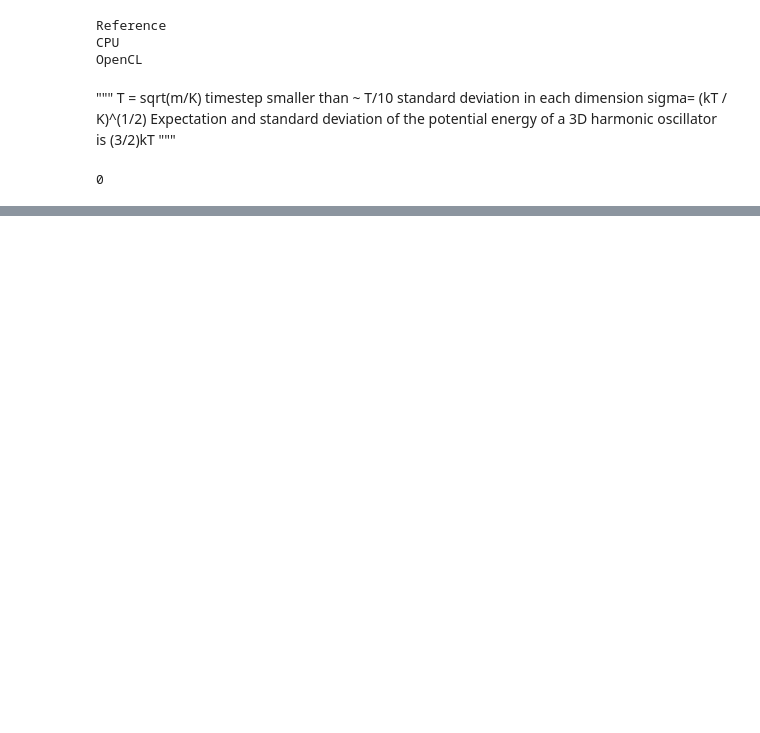
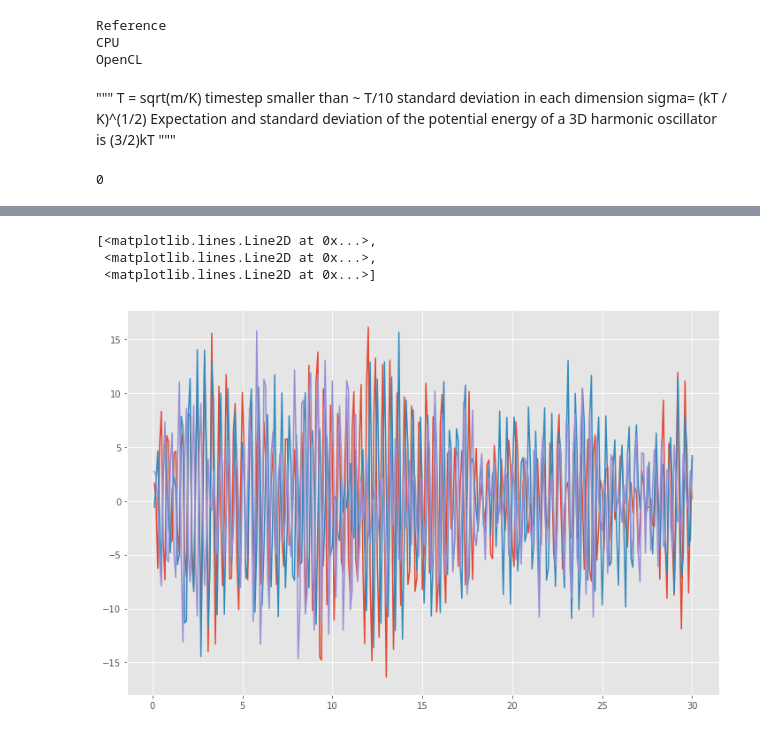
Before and after one commit to chemlove/REMD, a Jupyter notebook: CO_vibration.ipynb, the cells around one changed output, grey strips where cells are left out. Cells and saved outputs as stored; diff of their text form; code cells hidden in the pictures; blank space fills up the shorter version.

```diff
--- a/CO_vibration.ipynb
+++ b/CO_vibration.ipynb
@@ -96,0 +95,7 @@ potential_energies
+# %%
+plt.plot(times,velocities)
+# %% [output]
+[<matplotlib.lines.Line2D at 0x...>,
+ <matplotlib.lines.Line2D at 0x...>,
+ <matplotlib.lines.Line2D at 0x...>]
+[figure, added]
```
Also changed, not shown: parts of 14 cells of this notebook, 1 other file.
